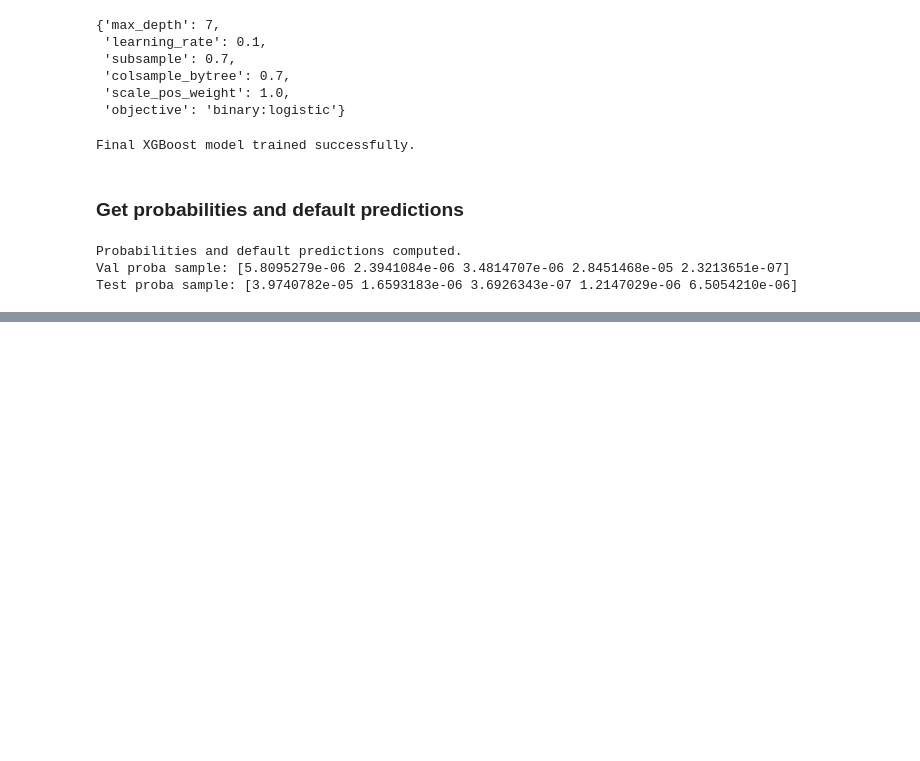
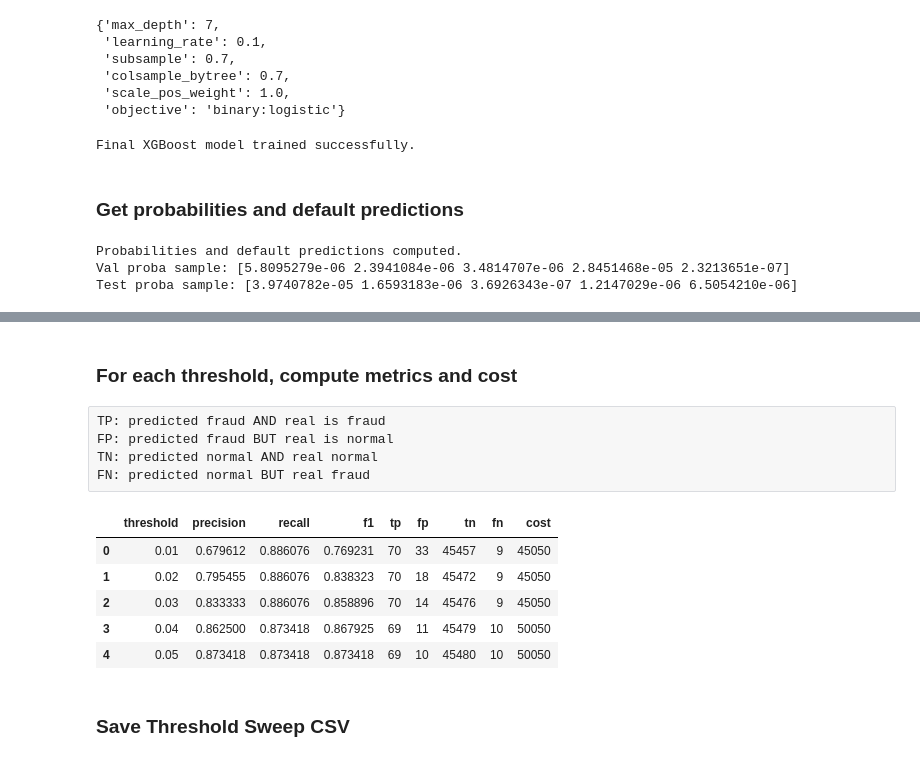
Before and after one commit to parthtiwari-dev/Fraud-Risk-Intelligence-System, a Jupyter notebook: notebooks/03_models_baselines.ipynb, the cells around one changed output, grey strips where cells are left out. Cells and saved outputs as stored; diff of their text form; code cells hidden in the pictures; blank space fills up the shorter version.

```diff
--- a/notebooks/03_models_baselines.ipynb
+++ b/notebooks/03_models_baselines.ipynb
@@ -958,0 +1095,56 @@ Test proba sample: [3.9740782e-05 1.6593183e-06 3.6926343e-07 1.2147029e-06 6.50
+# %% [markdown]
+### For each threshold, compute metrics and cost
+# %% [raw]
+TP: predicted fraud AND real is fraud
+FP: predicted fraud BUT real is normal
+TN: predicted normal AND real normal
+FN: predicted normal BUT real fraud
+# %%
+threshold_results = []
+
+# WE ARE JUST ASSUMING THIS FOR THE SAKE OF THIS DATASET
+FN_COST = 5000
+FP_COST = 50
+
+for t in thresholds:
+    # predictions
+
+    y_hat = (y_val_proba >= t).astype(int)
+
+     # confusion matrix components
+    TP = ((y_hat == 1) & (y_val == 1)).sum()
+    FP = ((y_hat == 1) & (y_val == 0)).sum()
+    TN = ((y_hat == 0) & (y_val == 0)).sum()
+    FN = ((y_hat == 0) & (y_val == 1)).sum()
+
+    # metrics
+    precision = TP/ ( TP + FP ) if ( TP + FP ) > 0 else 0
+    recall = TP / (TP + FN) if (TP + FN) > 0 else 0
+    f1 = (2*precision*recall / (precision + recall)) if (precision + recall) > 0 else 0
+
+    #cost
+    cost = FN * FN_COST + FP_COST
+
+    threshold_results.append({
+        "threshold": t,
+        "precision": precision,
+        "recall": recall,
+        "f1": f1,
+        "tp": int(TP),
+        "fp": int(FP),
+        "tn": int(TN),
+        "fn": int(FN),
+        "cost": cost
+    })
+
+threshold_df = pd.DataFrame(threshold_results)
+threshold_df.head()
+# %% [output]
+|  | threshold | precision | recall | f1 | tp | fp | tn | fn | cost |
+| 0 | 0.01 | 0.679612 | 0.886076 | 0.769231 | 70 | 33 | 45457 | 9 | 45050 |
+| 1 | 0.02 | 0.795455 | 0.886076 | 0.838323 | 70 | 18 | 45472 | 9 | 45050 |
+| 2 | 0.03 | 0.833333 | 0.886076 | 0.858896 | 70 | 14 | 45476 | 9 | 45050 |
+| 3 | 0.04 | 0.862500 | 0.873418 | 0.867925 | 69 | 11 | 45479 | 10 | 50050 |
+| 4 | 0.05 | 0.873418 | 0.873418 | 0.873418 | 69 | 10 | 45480 | 10 | 50050 |
+# %% [markdown]
+### Save Threshold Sweep CSV
```
Also changed, not shown: parts of 30 cells of this notebook, 7 other files.
